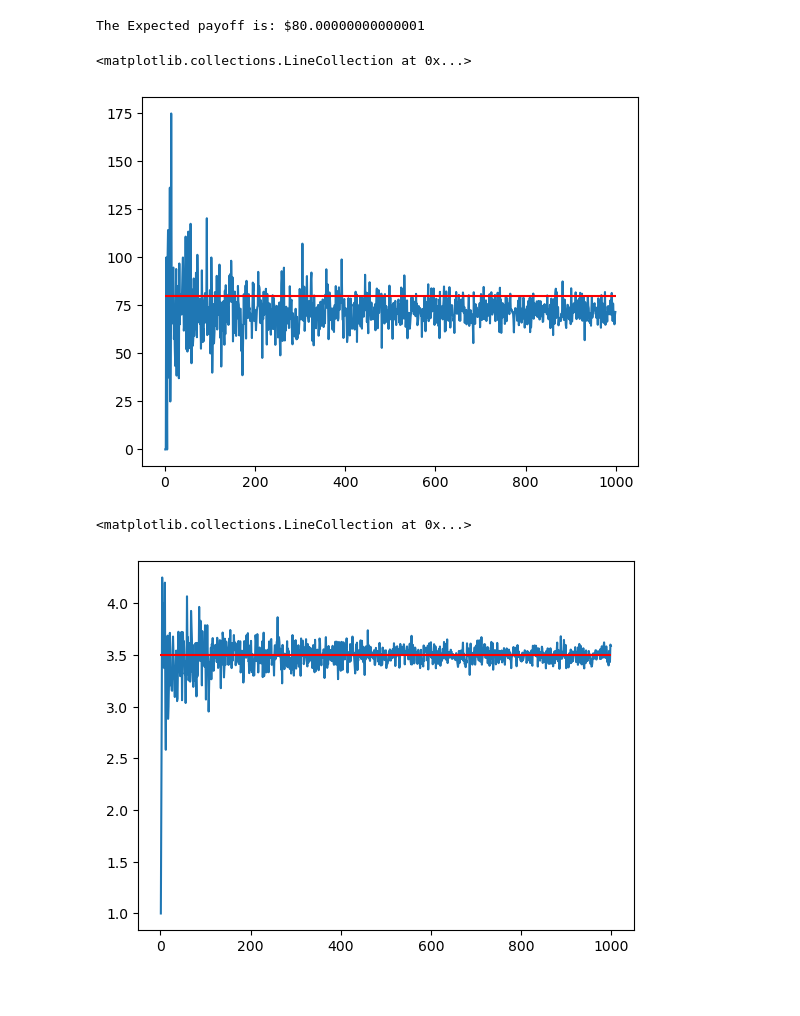
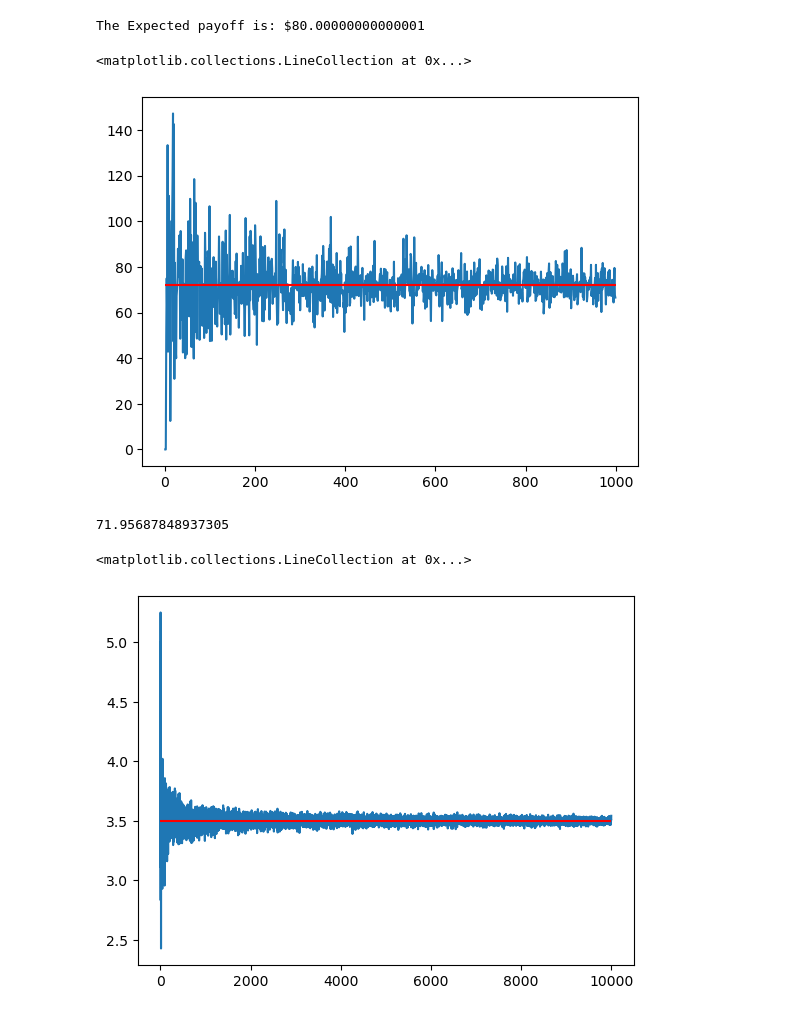
Before and after one commit to levikul09/Tutorials, a Jupyter notebook: LLN.ipynb, the cells around one changed output. Drawn from its saved outputs; the diff is of its cells as text; code cells hidden in the pictures.

```diff
--- a/LLN.ipynb
+++ b/LLN.ipynb
@@ -16,34 +16,38 @@ The Expected payoff is: $80.00000000000001
 # %%
 avg_payoff =[]
 
 n=1
 
 while n<1000:
     win=random.choices([0,150, 200, 300, 500, 1000, 10000, 100000, 20000000], weights=[1-chance,1/7.5,1/15,1/30,1/20,1/300,1/40800,1/408000,1/2550000], k=n)
     avg_payoff.append(np.mean(win))
     n+=1
 
 x=range(1,1000)
 
 plt.plot(x, avg_payoff)
-plt.hlines(y=80, xmin=0, xmax=1000, color='r')
+plt.hlines(y=np.mean(avg_payoff), xmin=0, xmax=1000, color='r')
 # %% [output]
 <matplotlib.collections.LineCollection at 0x...>
-[figure, old version]
+[figure, new version]
+# %%
+np.mean(avg_payoff)
+# %% [output]
+71.95687848937305
 # %%
 avg_dice =[]
 
 n=1
 
-while n<1000:
+while n<10000:
     throws=random.choices([1,2,3,4,5,6], weights=[1/6,1/6,1/6,1/6,1/6,1/6], k=n)
     avg_dice.append(sum(throws)/n)
     n+=1
 
-x=range(1,1000)
+x=range(1,10000)
 
 plt.plot(x, avg_dice)
-plt.hlines(y=3.5, xmin=0, xmax=1000, color='r')
+plt.hlines(y=3.5, xmin=0, xmax=10000, color='r')
 # %% [output]
 <matplotlib.collections.LineCollection at 0x...>
-[figure, old version]
+[figure, new version]
```
Also changed, not shown: parts of 1 cell of this notebook.
